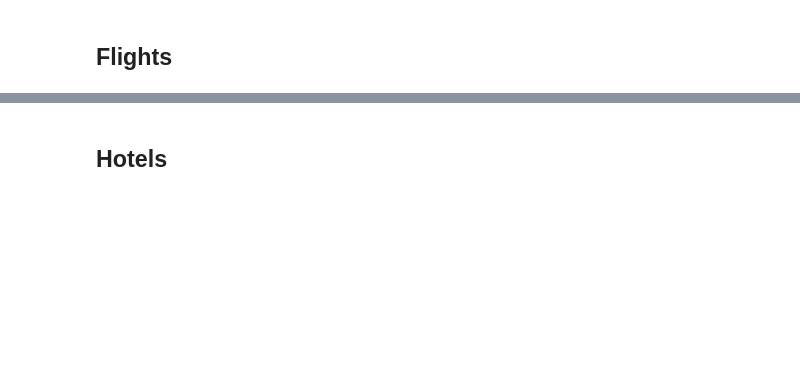
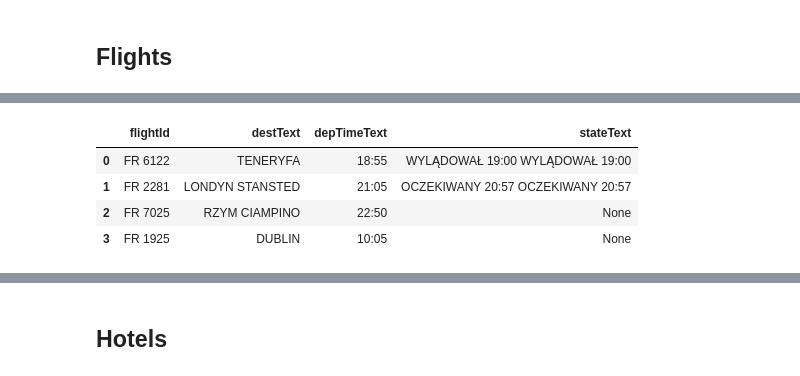
Before and after one commit to izabelatelejko/2024Z-KG-Project, a Jupyter notebook: sparql_flights.ipynb, the cells around one changed output, grey strips where cells are left out. Drawn from its saved outputs; the diff is of its cells as text; code cells hidden in the pictures; blank space fills up the shorter version.

```diff
--- a/sparql_flights.ipynb
+++ b/sparql_flights.ipynb
@@ -11,0 +38,9 @@ get_flights()
+# %%
+flights = get_flights()
+flights
+# %% [output]
+|  | flightId | destText | depTimeText | stateText |
+| 0 | FR 6122 | TENERYFA | 18:55 | WYLĄDOWAŁ 19:00 WYLĄDOWAŁ 19:00 |
+| 1 | FR 2281 | LONDYN STANSTED | 21:05 | OCZEKIWANY 20:57 OCZEKIWANY 20:57 |
+| 2 | FR 7025 | RZYM CIAMPINO | 22:50 | None |
+| 3 | FR 1925 | DUBLIN | 10:05 | None |
```
Also changed, not shown: parts of 9 cells of this notebook, 2 other files.
